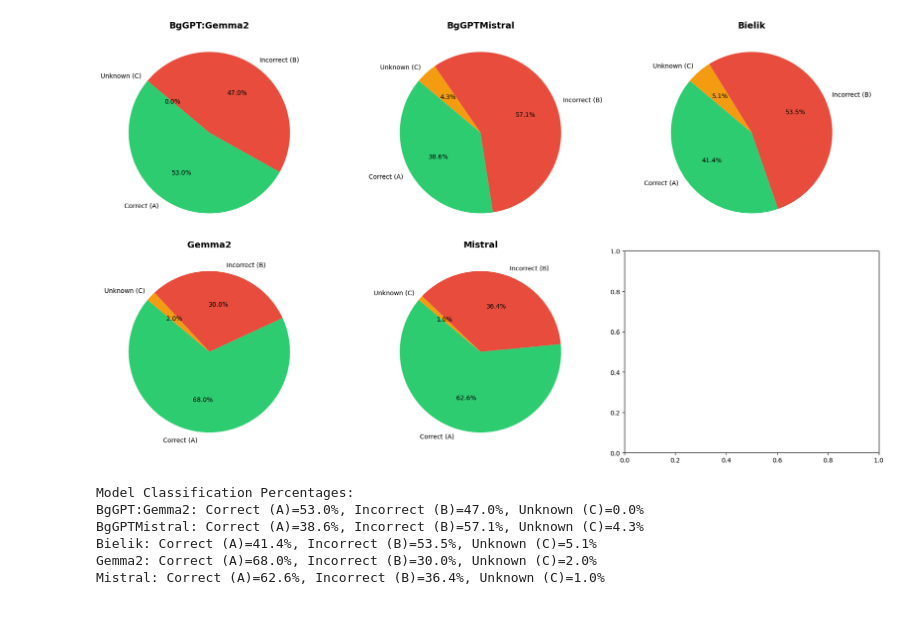
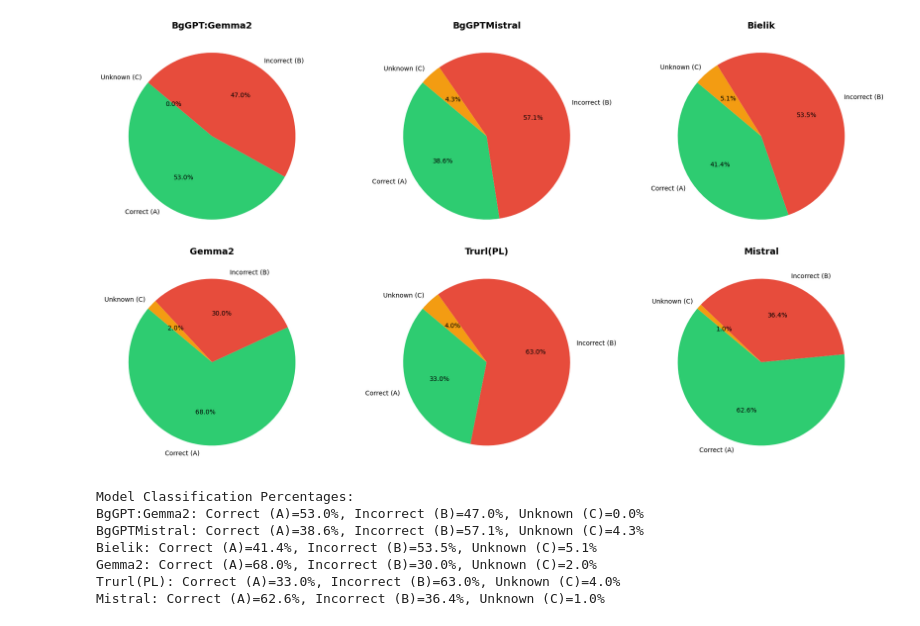
Before and after one commit to margaritaradeva/GroupPr, a Jupyter notebook: evaluation/classification_allmodels.ipynb, the cells around one changed output. Cells and saved outputs as stored; diff of their text form; code cells hidden in the pictures.

```diff
--- a/evaluation/classification_allmodels.ipynb
+++ b/evaluation/classification_allmodels.ipynb
@@ -78,6 +91,7 @@ models = {
     'BgGPTMistral': "../data/output_evaluation/bg/triviaqaSimpleQA-Mistral.csv",
     'Bielik': "../data/output_evaluation/pl/trivia_answers_polish_bielik_cleaned_NEW.csv",
     'Gemma2': "../data/output_evaluation/en/trivia_answers_english_gemma_NEW.csv",
+    'Trurl(PL)': "../data/output_evaluation/pl/triva_qa_polish_Trurl-2-7B-GPTQ_cleaned_NEW.csv",
     'Mistral': "../data/output_evaluation/en/trivia_answers_english_mistral_cleaned_NEW.csv",
 }
 
@@ -89,37 +103,38 @@ for model_name, file_path in models.items():
     mapped_counts = df['Classification'].value_counts(normalize=True) * 100
 
     classifications = ['A', 'B', 'C']
     for classification in classifications:
         classification_data[classification].append(mapped_counts.get(classification, 0))
 
 fig, axes = plt.subplots(2, 3, figsize=(18, 10))
 axes = axes.flatten()
 
 colors = ['#2ecc71', '#e74c3c', '#f39c12']
 labels = ['Correct (A)', 'Incorrect (B)', 'Unknown (C)']
 
 for ax, model_name in zip(axes, models.keys()):
     sizes = [classification_data['A'][list(models.keys()).index(model_name)],
              classification_data['B'][list(models.keys()).index(model_name)],
              classification_data['C'][list(models.keys()).index(model_name)]]
 
     ax.pie(sizes, labels=labels, colors=colors, autopct='%1.1f%%', startangle=140)
     ax.set_title(model_name, fontsize=14, fontweight='bold')
 
 plt.tight_layout()
 plt.show()
 
 print("Model Classification Percentages:")
 for model_name, classifications in zip(models.keys(), zip(
     classification_data['A'],
     classification_data['B'],
     classification_data['C'])):
     print(f"{model_name}: Correct (A)={classifications[0]:.1f}%, Incorrect (B)={classifications[1]:.1f}%, Unknown (C)={classifications[2]:.1f}%")
 # %% [output]
-[figure, old version]
+[figure, new version]
 Model Classification Percentages:
 BgGPT:Gemma2: Correct (A)=53.0%, Incorrect (B)=47.0%, Unknown (C)=0.0%
 BgGPTMistral: Correct (A)=38.6%, Incorrect (B)=57.1%, Unknown (C)=4.3%
 Bielik: Correct (A)=41.4%, Incorrect (B)=53.5%, Unknown (C)=5.1%
 Gemma2: Correct (A)=68.0%, Incorrect (B)=30.0%, Unknown (C)=2.0%
+Trurl(PL): Correct (A)=33.0%, Incorrect (B)=63.0%, Unknown (C)=4.0%
 Mistral: Correct (A)=62.6%, Incorrect (B)=36.4%, Unknown (C)=1.0%
```
Also changed, not shown: parts of 1 cell of this notebook.
